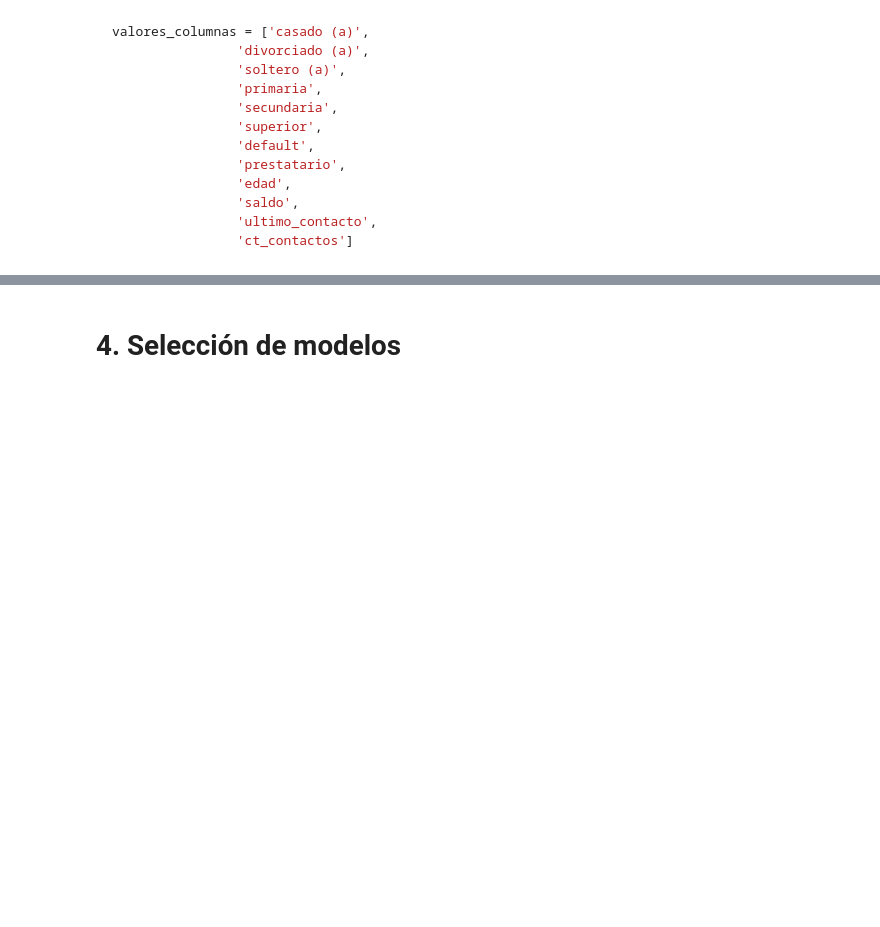
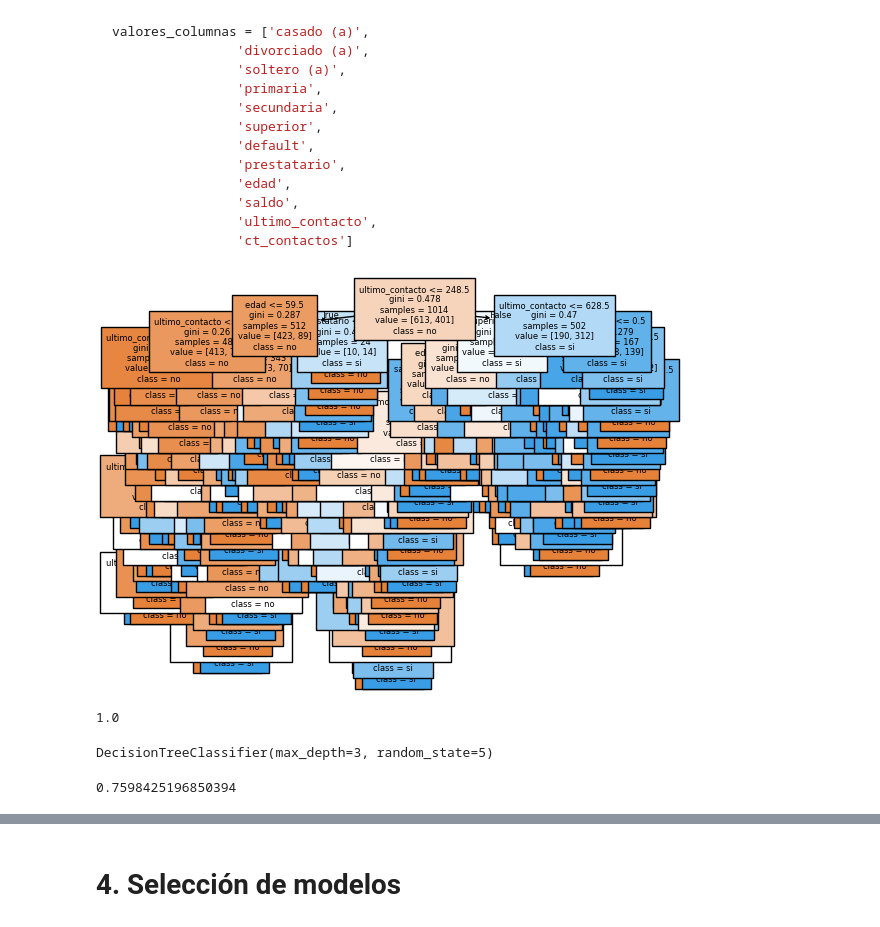
Before and after one commit to yuri19762008/001_ORACLE, a Jupyter notebook: 017_CLASIFICAR_DATOS_CON_MACHINE_LEARNING/Clasificacion_primeros_pasos.ipynb, the cells around one changed output, grey strips where cells are left out. Drawn from its saved outputs; the diff is of its cells as text; code cells hidden in the pictures; blank space fills up the shorter version.

````diff
--- a/017_CLASIFICAR_DATOS_CON_MACHINE_LEARNING/Clasificacion_primeros_pasos.ipynb
+++ b/017_CLASIFICAR_DATOS_CON_MACHINE_LEARNING/Clasificacion_primeros_pasos.ipynb
@@ -227,3 +229,5 @@ Para comprender si el modelo realmente está aprendiendo de los datos, necesitam
+# %%
+X_train,X_test, y_train, y_test = train_test_split(X, y, test_size=0.2, random_state=5, stratify=y)
 # %% [markdown]
 ## Modelo de referencia - Baseline
 # %% [markdown]
@@ -230,0 +237,5 @@ El modelo más simple de clasificar los datos es simplemente utilizar un algorit
+# %%
+dummy = DummyClassifier()
+dummy.fit(X_train, y_train)
+
+dummy.score(X_test, y_test)
@@ -236,0 +252,3 @@ Se basa en decisiones simples tomadas por el algoritmo, separando los datos medi
+# %%
+modelo_arbol = DecisionTreeClassifier(random_state=5)
+modelo_arbol.fit(X_train, y_train)
@@ -237,3 +264,16 @@ Se basa en decisiones simples tomadas por el algoritmo, separando los datos medi
+# %%
+valores_columnas = ['casado (a)',
+                'divorciado (a)',
+                'soltero (a)',
+                'primaria',
+                'secundaria',
+                'superior',
+                'default',
+                'prestatario',
+                'edad',
+                'saldo',
+                'ultimo_contacto',
+                'ct_contactos']
 # %% [markdown]
 ```python
 valores_columnas = ['casado (a)',
@@ -249,3 +289,21 @@ valores_columnas = ['casado (a)',
                 'ultimo_contacto',
                 'ct_contactos']
 ```
+# %%
+plt.Figure(figsize=(80,25))
+plot_tree(modelo_arbol, filled=True, class_names=['no', 'si'], fontsize=6, feature_names=valores_columnas);
+# %% [output]
+[figure, added]
+# %%
+modelo_arbol.score(X_train,y_train)
+# %% [output]
+1.0
+# %%
+modelo_arbol = DecisionTreeClassifier(max_depth=3, random_state=5)
+modelo_arbol.fit(X_train,y_train)
+# %% [output]
+DecisionTreeClassifier(max_depth=3, random_state=5)
+# %%
+modelo_arbol.score(X_test, y_test)
+# %% [output]
+0.7598425196850394
````
Also changed, not shown: parts of 28 cells of this notebook, 2 other files.
